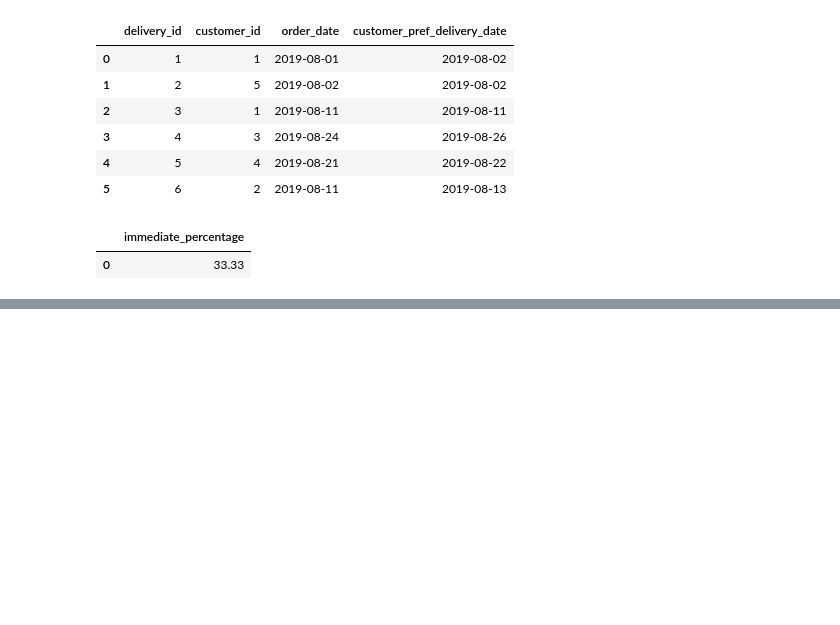
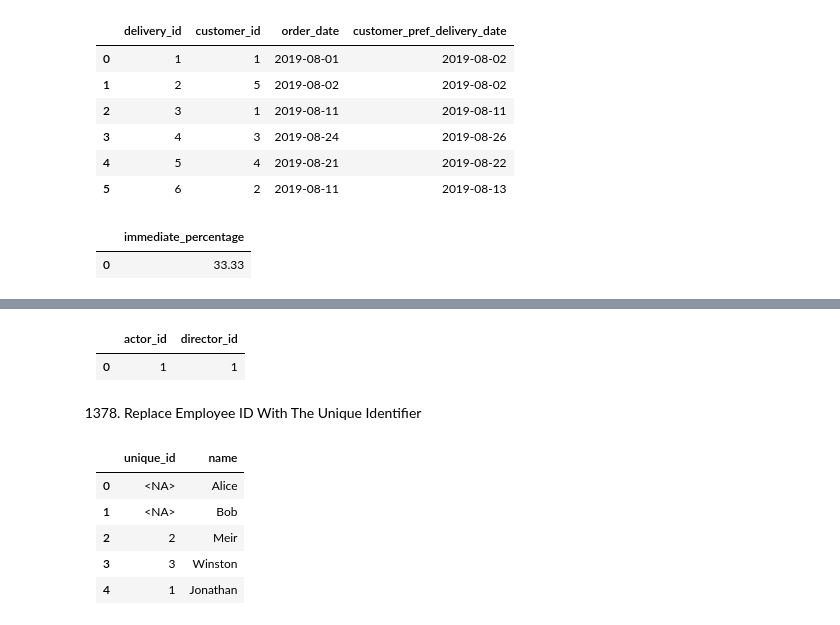
Before and after one commit to thirza258/LeetcodeSolution, a Jupyter notebook: pandas/Leetcode.ipynb, the cells around one changed output, grey strips where cells are left out. Drawn from its saved outputs; the diff is of its cells as text; code cells hidden in the pictures; blank space fills up the shorter version.

```diff
--- a/pandas/Leetcode.ipynb
+++ b/pandas/Leetcode.ipynb
@@ -460,0 +677,44 @@ food_delivery(delivery_df)
+# %%
+def actors_and_directors(actor_director: pd.DataFrame) -> pd.DataFrame:
+    count = actor_director.groupby(['actor_id', 'director_id']).size().reset_index(name='count')
+    choosen_result = count[count['count'] >= 3]
+    return choosen_result.drop(columns=['count'])
+
+actors_and_directors(actor_director_df)
+# %% [output]
+|  | actor_id | director_id |
+| 0 | 1 | 1 |
+# %% [markdown]
+1378. Replace Employee ID With The Unique Identifier
+# %%
+# Create a dictionary for the Employees table
+employees_data = {
+    'id': [1, 7, 11, 90, 3],
+    'name': ['Alice', 'Bob', 'Meir', 'Winston', 'Jonathan']
+}
+
+# Create a Pandas DataFrame for the Employees table
+employees_df = pd.DataFrame(employees_data)
+
+# Create a dictionary for the EmployeeUNI table
+employee_uni_data = {
+    'id': [3, 11, 90],
+    'unique_id': [1, 2, 3]
+}
+
+# Create a Pandas DataFrame for the EmployeeUNI table
+employee_uni_df = pd.DataFrame(employee_uni_data)
+# %%
+def replace_employee_id(employees: pd.DataFrame, employee_uni: pd.DataFrame) -> pd.DataFrame:
+    result = employees.merge(employee_uni, how='left', on='id').astype({'unique_id': 'Int64'})
+    result = result[['unique_id', 'name']]
+    return result
+
+replace_employee_id(employees_df, employee_uni_df)
+# %% [output]
+|  | unique_id | name |
+| 0 | <NA> | Alice |
+| 1 | <NA> | Bob |
+| 2 | 2 | Meir |
+| 3 | 3 | Winston |
+| 4 | 1 | Jonathan |
```
Also changed, not shown: parts of 35 cells of this notebook.
